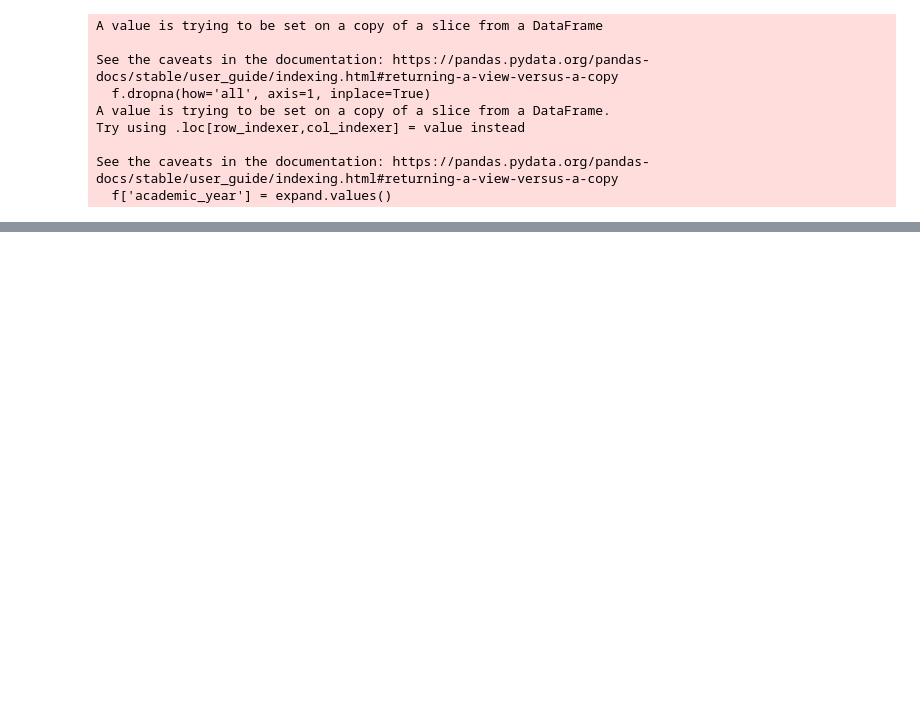
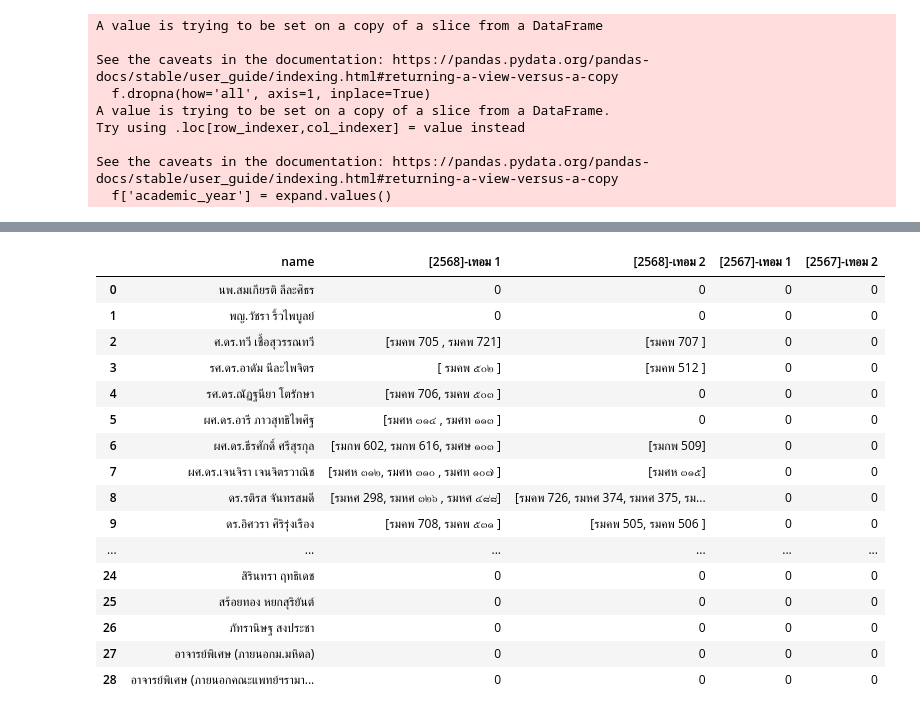
Before and after one commit to Supachan/academic-staff-workload, a Jupyter notebook: debugging.ipynb, the cells around one changed output, grey strips where cells are left out. Cells and saved outputs as stored; diff of their text form; code cells hidden in the pictures; blank space fills up the shorter version.

```diff
--- a/debugging.ipynb
+++ b/debugging.ipynb
@@ -81,0 +80,6 @@ pd.DataFrame(courses_year).fillna(0).to_csv("courses_year.csv", index=False)
+# %%
+names = defaultdict(list)
+for aj,co,yr in zip(f['อาจารย์ผู้รับผิดชอบรายวิชา'],f['รหัสวิชา'],f['academic_year']):
+    names[aj].append((co,yr))
+# %%
+course_owners = pd.DataFrame([names]).T.rename(columns={0:'owner_courses'}).reset_index().rename(columns={'index':'name'})
@@ -81,0 +110,28 @@ pd.DataFrame(courses_year).fillna(0).to_csv("courses_year.csv", index=False)
+# %%
+course_code_owner = defaultdict(list)
+for n,cw in zip(course_owners['name'],course_owners['owner_courses']):
+    course_code = defaultdict(list)
+    for c in cw:
+        course_code[c[1]].append(c[0])
+    course_code_owner[n] = course_code
+course_code_owner = pd.DataFrame(course_code_owner).T.fillna('0').reset_index().rename(columns={'index':'name'})
+course_code_owner = MEMBERS.merge(course_code_owner, on='name', how='left').fillna(0)
+course_code_owner
+# %% [output]
+|  | name | [2568]-เทอม 1 | [2568]-เทอม 2 | [2567]-เทอม 1 | [2567]-เทอม 2 |
+| 0 | นพ.สมเกียรติ ลีละศิธร | 0 | 0 | 0 | 0 |
+| 1 | พญ.วัชรา ริ้วไพบูลย์ | 0 | 0 | 0 | 0 |
+| 2 | ศ.ดร.ทวี เชื้อสุวรรณทวี | [รมคพ 705 , รมคพ 721] | [รมคพ 707 ] | 0 | 0 |
+| 3 | รศ.ดร.อาดัม นีละไพจิตร | [ รมคพ ๕๐๒ ] | [รมคพ 512 ] | 0 | 0 |
+| 4 | รศ.ดร.ณัฏฐนียา โตรักษา | [รมคพ 706, รมคพ ๕๐๓ ] | 0 | 0 | 0 |
+| 5 | ผศ.ดร.อารี ภาวสุทธิไพศิฐ | [รมศห ๓๑๔ , รมศท ๑๑๓ ] | 0 | 0 | 0 |
+| 6 | ผศ.ดร.ธีรศักดิ์ ศรีสุรกุล | [รมกพ 602, รมกพ 616, รมศษ ๑๐๓ ] | [รมกพ 509] | 0 | 0 |
+| 7 | ผศ.ดร.เจนจิรา เจนจิตรวาณิช | [รมศห ๓๑๒, รมศห ๓๑๐ , รมศท ๑๐๗ ] | [รมศห ๓๑๕] | 0 | 0 |
+| 8 | ดร.รติรส จันทรสมดี | [รมหศ 298, รมหศ ๓๒๖ , รมหศ ๔๘๘] | [รมคพ 726, รมหศ 374, รมหศ 375, รม... | 0 | 0 |
+| 9 | ดร.อิศวรา ศิริรุ่งเรือง | [รมคพ 708, รมคพ ๕๓๑ ] | [รมคพ 505, รมคพ 506 ] | 0 | 0 |
+| ... | ... | ... | ... | ... | ... |
+| 24 | สิรินทรา ฤทธิเดช | 0 | 0 | 0 | 0 |
+| 25 | สร้อยทอง หยกสุริยันต์ | 0 | 0 | 0 | 0 |
+| 26 | ภัทรานิษฐ สงประชา | 0 | 0 | 0 | 0 |
+| 27 | อาจารย์พิเศษ (ภายนอกม.มหิดล) | 0 | 0 | 0 | 0 |
+| 28 | อาจารย์พิเศษ (ภายนอกคณะแพทย์ฯรามา... | 0 | 0 | 0 | 0 |
```
Also changed, not shown: parts of 9 cells of this notebook, 5 other files.
